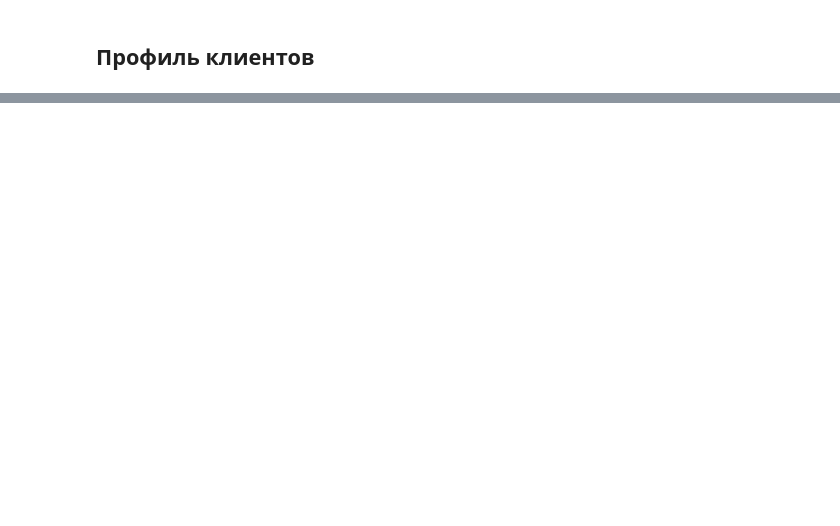
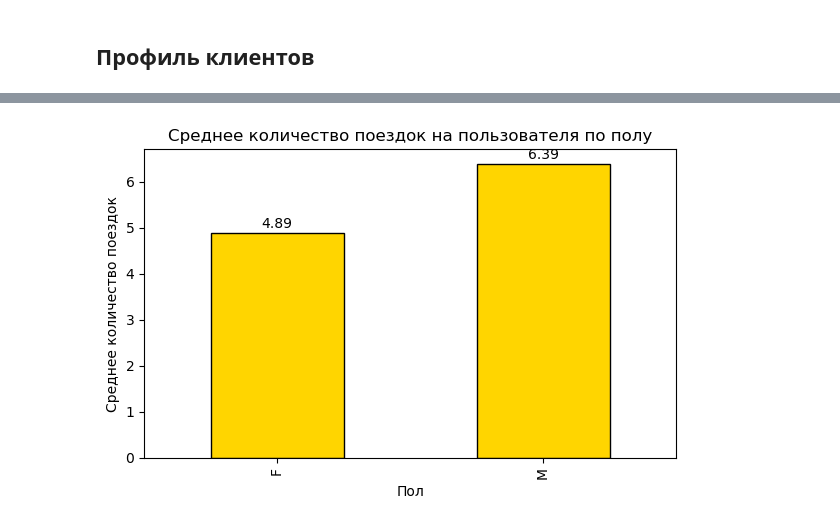
Before and after one commit to Dimakrl2003/pet-projects, a Jupyter notebook: Kiksharing/Analysis.ipynb, the cells around one changed output, grey strips where cells are left out. Saved outputs shown, nothing was run; the diff lists cells and outputs as text; code cells hidden in the pictures; blank space fills up the shorter version.

```diff
--- a/Kiksharing/Analysis.ipynb
+++ b/Kiksharing/Analysis.ipynb
@@ -335,0 +516,25 @@ plt.show()
+# %%
+# Количество пользователей и поездок по полу
+gender_users = df[df['gender_cd'].isin(['M','F'])].groupby('gender_cd')['party_rk'].nunique()
+gender_trips = df[df['gender_cd'].isin(['M','F'])].groupby('gender_cd')['order_rk'].count()
+
+# Среднее число поездок на пользователя по полу
+avg_trips_per_user = (gender_trips / gender_users).round(2)
+# %%
+# Берём рассчитанные данные
+avg_trips_per_user = avg_trips_per_user.dropna()
+
+plt.figure(figsize=(6,4))
+ax = avg_trips_per_user.plot(kind='bar', color="#FFD500", edgecolor="black")
+
+# Подписи значений
+for i, v in enumerate(avg_trips_per_user):
+    ax.text(i, v + 0.05, str(v), ha='center', va='bottom')
+
+plt.title("Среднее количество поездок на пользователя по полу")
+plt.xlabel("Пол")
+plt.ylabel("Среднее количество поездок")
+plt.tight_layout()
+plt.show()
+# %% [output]
+[figure, added]
```
Also changed, not shown: parts of 24 cells of this notebook.
